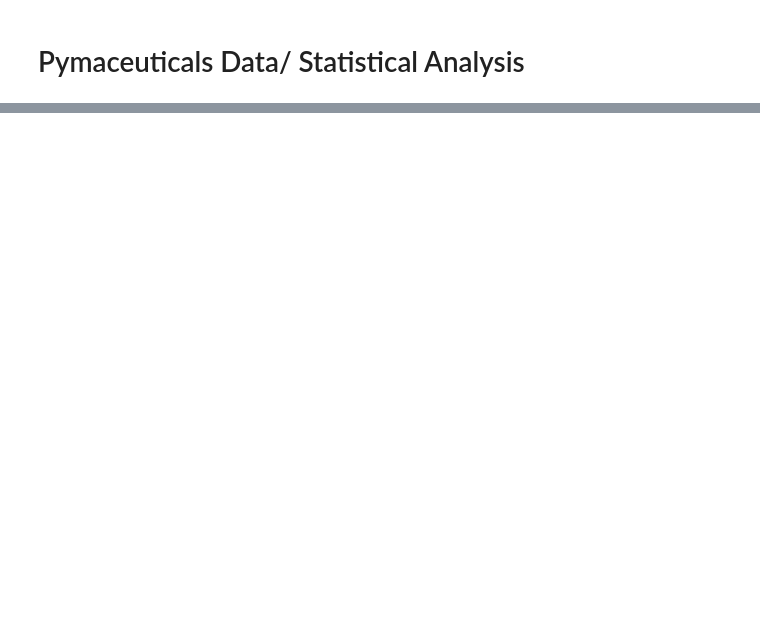
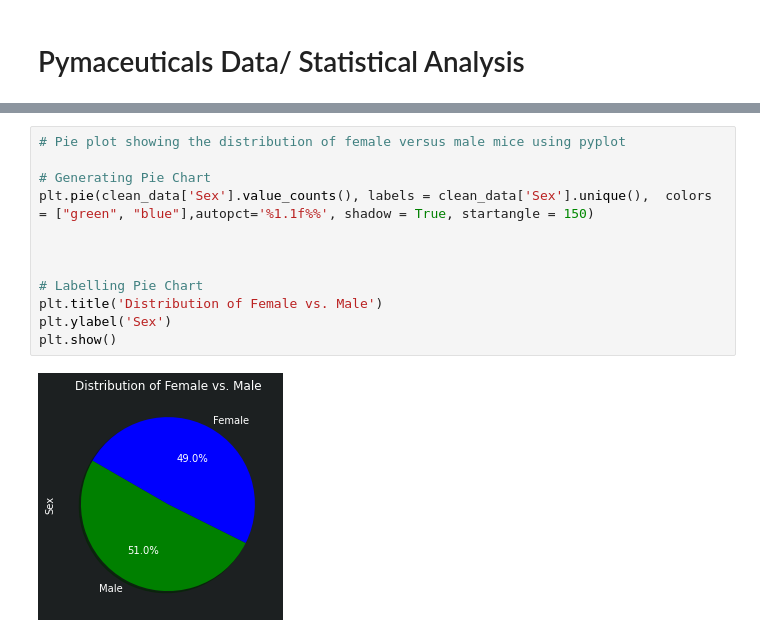
Before and after one commit to MohammedRizwan-1/MatPlotLib--Challenges, a Jupyter notebook: Data Anaylsis Script.ipynb, the cells around one changed output, grey strips where cells are left out. Drawn from its saved outputs; the diff is of its cells as text; blank space fills up the shorter version.

```diff
--- a/Data Anaylsis Script.ipynb
+++ b/Data Anaylsis Script.ipynb
@@ -92,0 +171,14 @@ KeyError: 'Column not found: Tumour Volume (mm3)'
+# %%
+# Pie plot showing the distribution of female versus male mice using pyplot
+
+# Generating Pie Chart
+plt.pie(clean_data['Sex'].value_counts(), labels = clean_data['Sex'].unique(),  colors = ["green", "blue"],autopct='%1.1f%%', shadow = True, startangle = 150)
+
+
+
+# Labelling Pie Chart
+plt.title('Distribution of Female vs. Male')
+plt.ylabel('Sex')
+plt.show()
+# %% [output]
+[figure, added]
```
Also changed, not shown: parts of 12 cells of this notebook.
